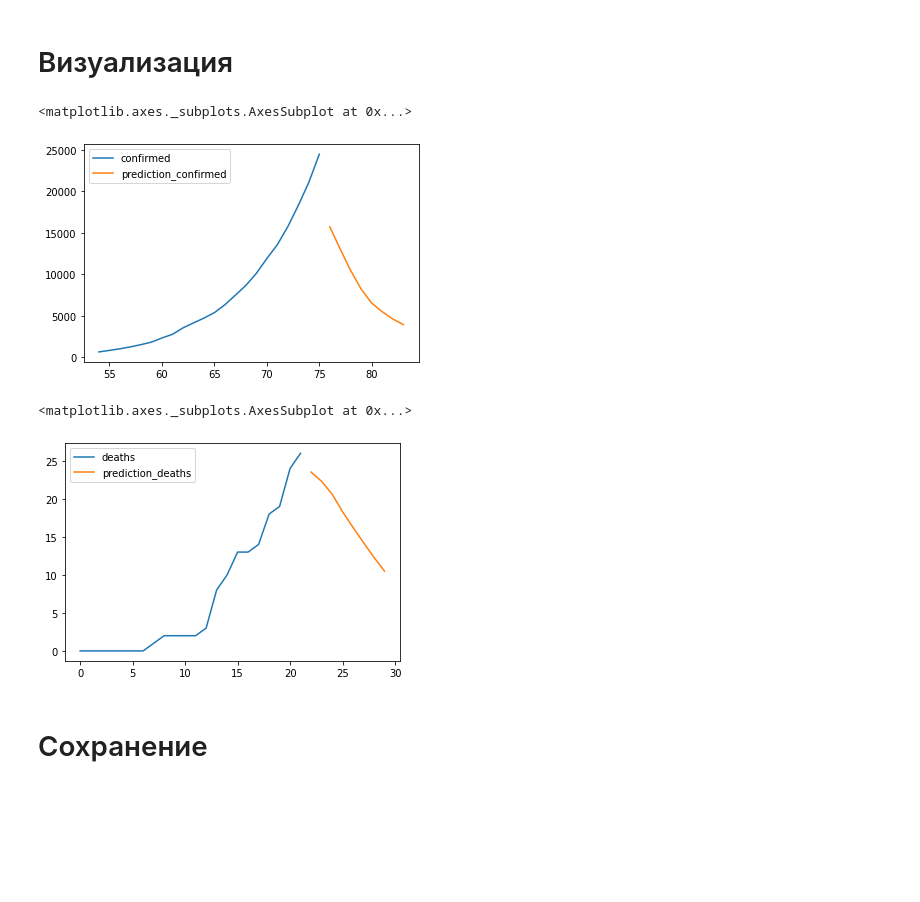
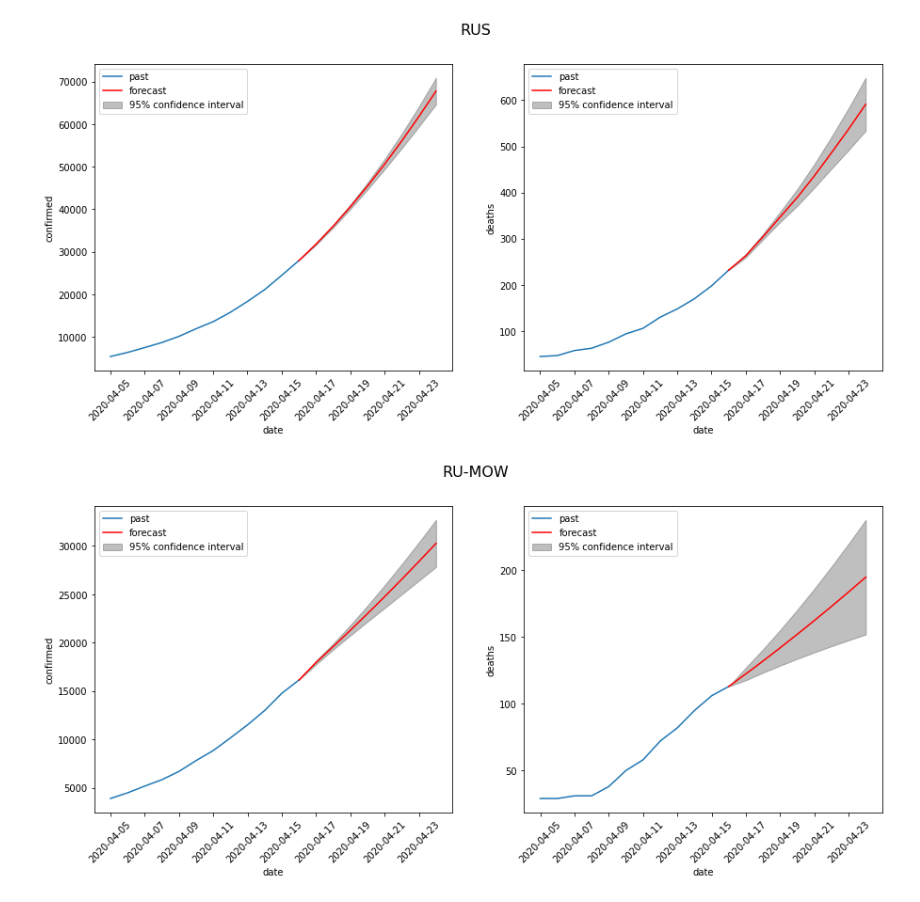
Before and after one commit to tyz910/sberbank-covid19, a Jupyter notebook: Predict.ipynb, the cells around one changed output. Saved outputs shown, nothing was run; the diff lists cells and outputs as text; code cells hidden in the pictures; blank space fills up the shorter version.

```diff
--- a/Predict.ipynb
+++ b/Predict.ipynb
@@ -295,15 +66,0 @@ predicts
-# %% [markdown]
-# Визуализация
-# %%
-data_pred = data.append(predicts)
-plot_preds(data_pred, 'RUS', 'confirmed')
-# %% [output]
-<matplotlib.axes._subplots.AxesSubplot at 0x...>
-[figure, removed]
-# %%
-plot_preds(data_pred, 'RU-MOS', 'deaths')
-# %% [output]
-<matplotlib.axes._subplots.AxesSubplot at 0x...>
-[figure, removed]
-# %% [markdown]
-# Сохранение
@@ -316,0 +67,45 @@ df.to_csv('data/submission.csv', index=False)
+# %%
+def plot_target(data, country, target, num_days=20):
+    plot_data = data[data['country'] == country].tail(num_days).copy()
+    plot_data.index = plot_data['date']
+
+    plot_data.loc[plot_data[target].idxmax(), [
+        f'prediction_{target}',
+        f'prediction_{target}_lower',
+        f'prediction_{target}_upper' ]
+    ] = plot_data[target].max()
+
+    plt.plot(plot_data[target])
+    plt.plot(plot_data[f'prediction_{target}'], color="red")
+    plt.xlabel('date')
+    plt.ylabel(target)
+    plt.xticks(rotation=45)
+    plt.fill_between(
+        plot_data[f'prediction_{target}'].index,
+        plot_data[f'prediction_{target}_lower'],
+        plot_data[f'prediction_{target}_upper'],
+        color="k",
+        alpha=0.25,
+    )
+    plt.legend(("past", "forecast", "95% confidence interval"), loc="upper left")
+
+
+def plot_country(data, country, num_days=20):
+    plt.figure(figsize=(15, 6))
+
+    plt.subplot(1, 2, 1)
+    plot_target(data, country, 'confirmed', num_days)
+
+    plt.subplot(1, 2, 2)
+    plot_target(data, country, 'deaths', num_days)
+
+    plt.suptitle(country, fontsize=16)
+    plt.show()
+
+
+plot_country(preds, 'RUS')
+plot_country(preds, 'RU-MOW')
+plot_country(preds, 'RU-MOS')
+# %% [output]
+[figure, added]
+[figure, added]
```
Also changed, not shown: parts of 19 cells of this notebook, 7 other files.
